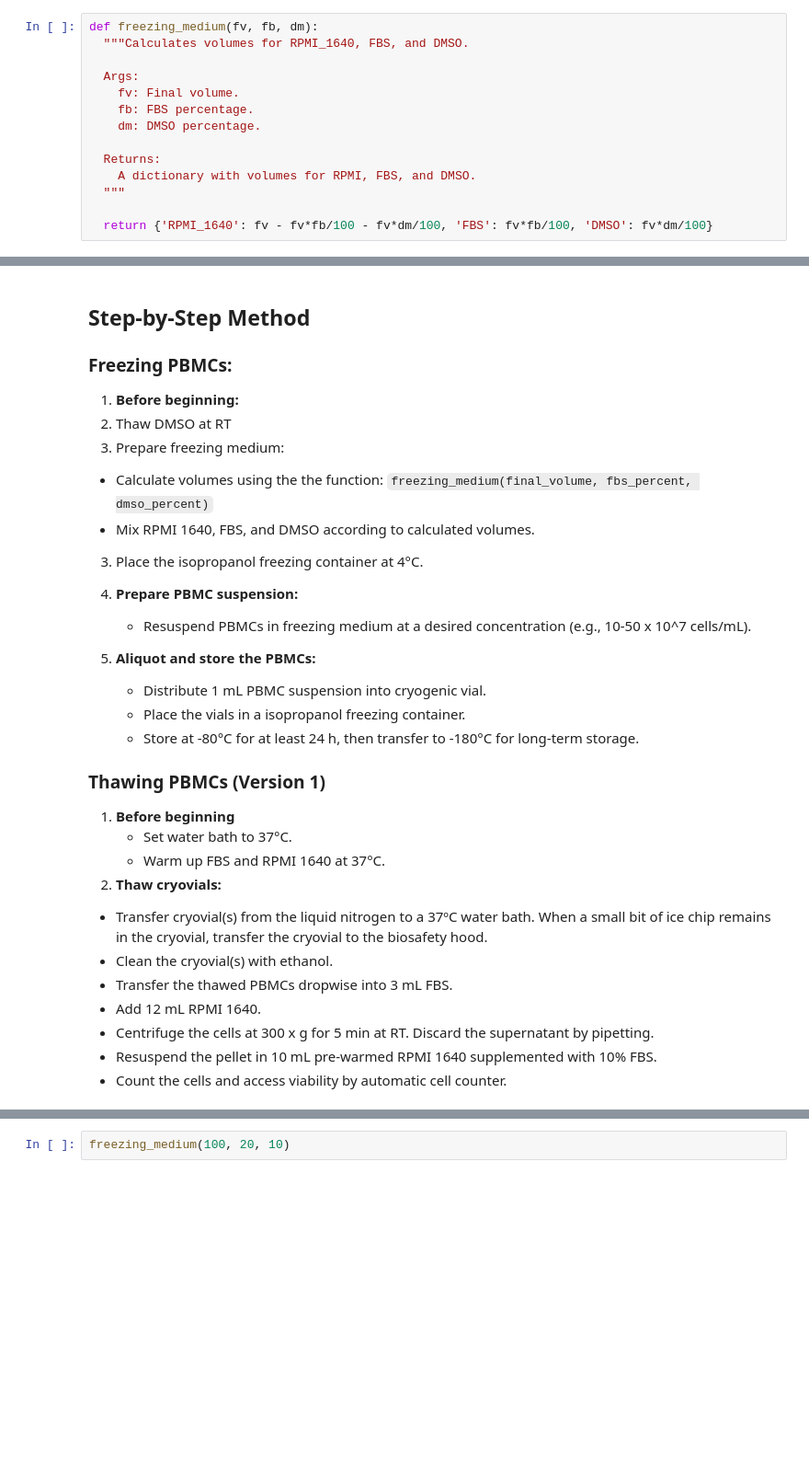
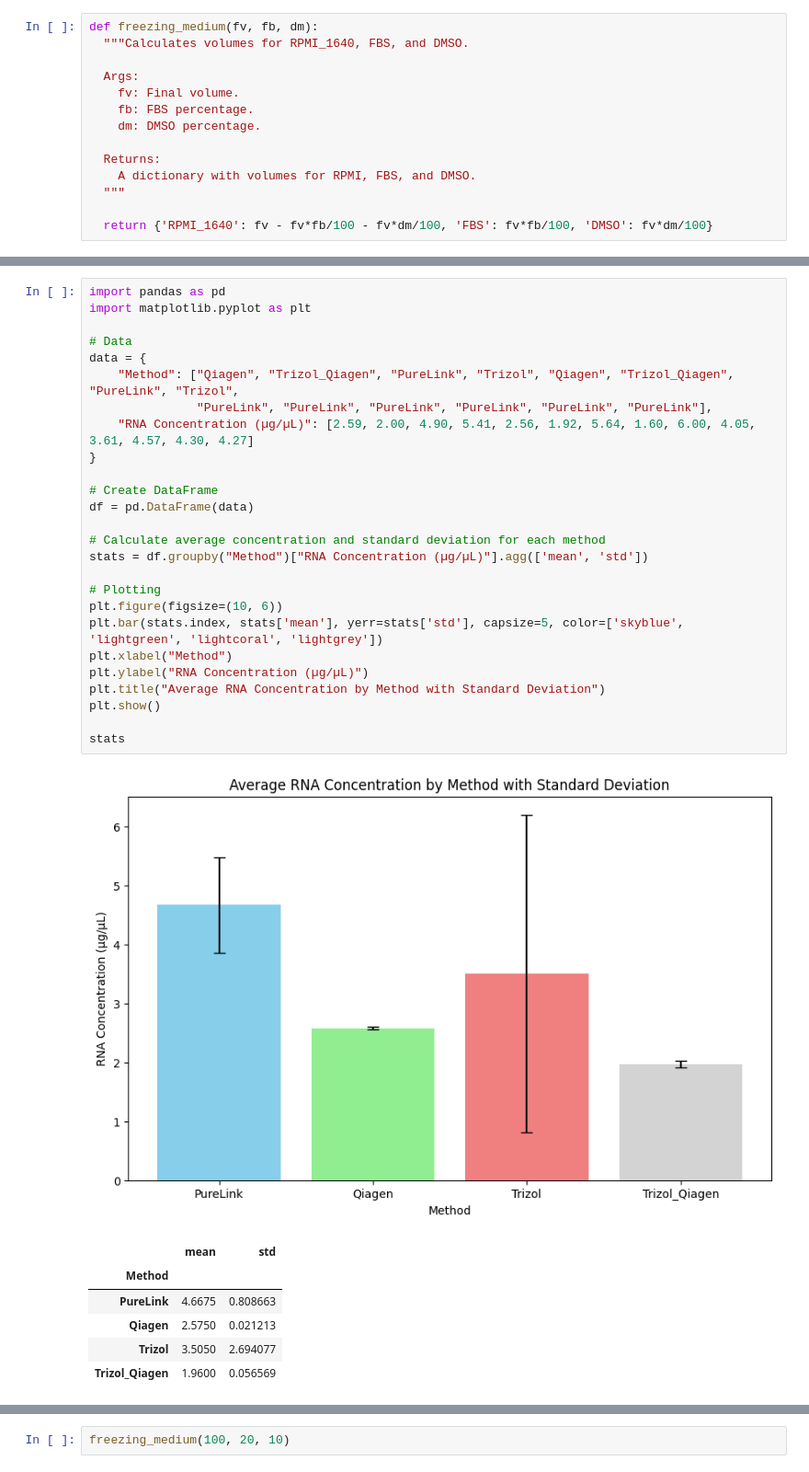
Before and after one commit to ekaterina-epetrova/Conference-Info, a Jupyter notebook: SOP3_Freezing_thawing_PBMCs.ipynb, the cells around one changed output, grey strips where cells are left out. Shown at 92% size. Cells and saved outputs as stored; diff of their text form; blank space fills up the shorter version.

```diff
--- a/SOP3_Freezing_thawing_PBMCs.ipynb
+++ b/SOP3_Freezing_thawing_PBMCs.ipynb
@@ -39,33 +17,34 @@ The protocol is adapted from:
-# %% [markdown]
-## Step-by-Step Method
-
-### Freezing PBMCs:
-
-1. **Before beginning:**
-  1. Thaw DMSO at RT
-  2. Prepare freezing medium:
-   * Calculate volumes using the the function: `freezing_medium(final_volume, fbs_percent, dmso_percent)`
-   * Mix RPMI 1640, FBS, and DMSO according to calculated volumes.
-  3. Place the isopropanol freezing container at 4°C.
-
-2. **Prepare PBMC suspension:**
-   * Resuspend PBMCs in freezing medium at a desired concentration (e.g., 10-50 x 10^7 cells/mL).
-
-3. **Aliquot and store the PBMCs:**
-   * Distribute 1 mL PBMC suspension into cryogenic vial.
-   * Place the vials in a isopropanol freezing container.
-   * Store at -80°C for at least 24 h, then transfer to -180°C for long-term storage.
-
-### Thawing PBMCs (Version 1)
-
-1. **Before beginning**
-   * Set water bath to 37°C.
-   * Warm up FBS and RPMI 1640 at 37°C.
-2. **Thaw cryovials:**
-  * Transfer cryovial(s) from the liquid nitrogen to a 37ºC water bath. When a small bit of ice chip remains in the cryovial, transfer the cryovial to the biosafety hood.
-  * Clean the cryovial(s) with ethanol.
-  * Transfer the thawed PBMCs dropwise into 3 mL FBS.
-  * Add 12 mL RPMI 1640.
-  * Centrifuge the cells at 300 x g for 5 min at RT. Discard the supernatant by pipetting.
-  * Resuspend the pellet in 10 mL pre-warmed RPMI 1640 supplemented with 10% FBS.
-  * Count the cells and access viability by automatic cell counter.
+# %%
+import pandas as pd
+import matplotlib.pyplot as plt
+
+# Data
+data = {
+    "Method": ["Qiagen", "Trizol_Qiagen", "PureLink", "Trizol", "Qiagen", "Trizol_Qiagen", "PureLink", "Trizol",
+               "PureLink", "PureLink", "PureLink", "PureLink", "PureLink", "PureLink"],
+    "RNA Concentration (µg/µL)": [2.59, 2.00, 4.90, 5.41, 2.56, 1.92, 5.64, 1.60, 6.00, 4.05, 3.61, 4.57, 4.30, 4.27]
+}
+
+# Create DataFrame
+df = pd.DataFrame(data)
+
+# Calculate average concentration and standard deviation for each method
+stats = df.groupby("Method")["RNA Concentration (µg/µL)"].agg(['mean', 'std'])
+
+# Plotting
+plt.figure(figsize=(10, 6))
+plt.bar(stats.index, stats['mean'], yerr=stats['std'], capsize=5, color=['skyblue', 'lightgreen', 'lightcoral', 'lightgrey'])
+plt.xlabel("Method")
+plt.ylabel("RNA Concentration (µg/µL)")
+plt.title("Average RNA Concentration by Method with Standard Deviation")
+plt.show()
+
+stats
+# %% [output]
+[figure, added]
+|  | mean | std |
+| Method |  |  |
+| PureLink | 4.6675 | 0.808663 |
+| Qiagen | 2.5750 | 0.021213 |
+| Trizol | 3.5050 | 2.694077 |
+| Trizol_Qiagen | 1.9600 | 0.056569 |
```
Also changed, not shown: parts of 3 cells of this notebook.
